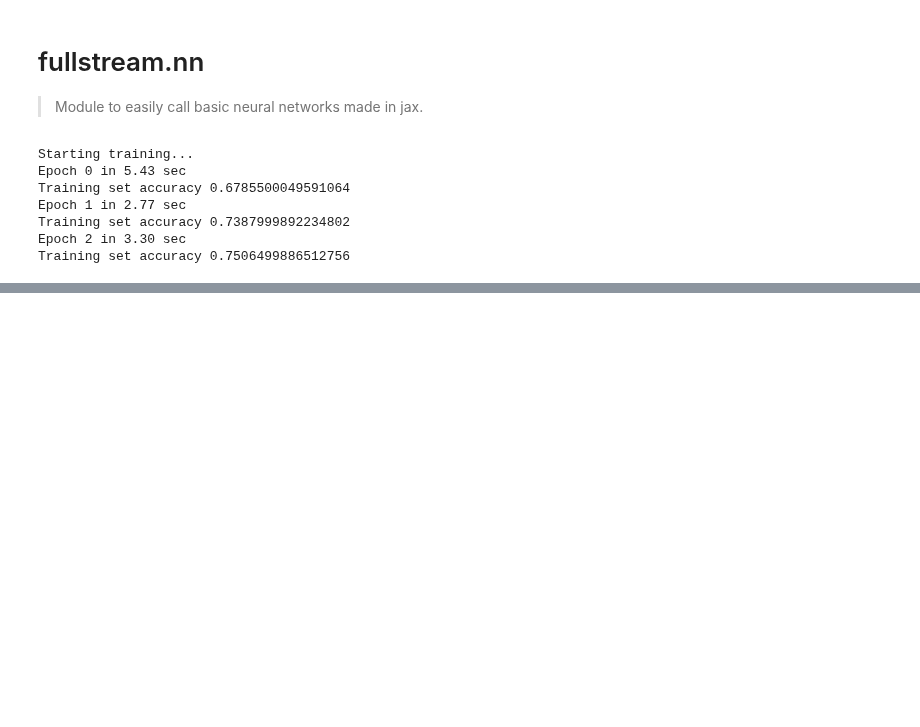
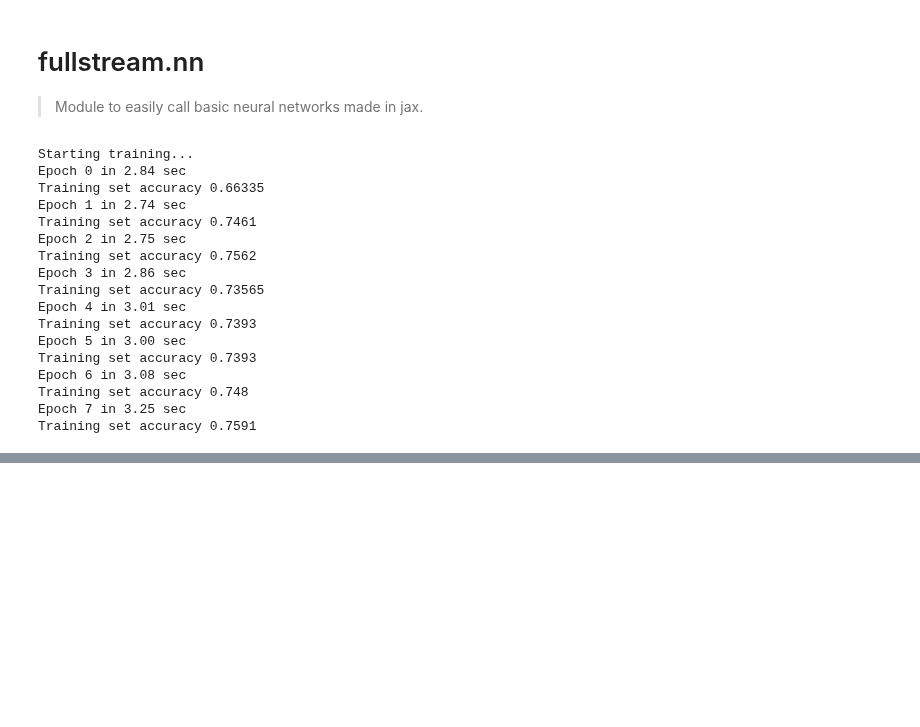
Before and after one commit to gradhep/neos, a Jupyter notebook: 00_nn.ipynb, the cells around one changed output, grey strips where cells are left out. Cells and saved outputs as stored; diff of their text form; code cells hidden in the pictures; blank space fills up the shorter version.

```diff
--- a/00_nn.ipynb
+++ b/00_nn.ipynb
@@ -155,13 +171,27 @@ class simple_classifier:
         return multivariate_normal(rng, np.asarray([2+self.dist,5]), np.asarray([[1,0],[0,1]]),shape=(1,nev))[0]
 # %%
 x = simple_classifier()
-# %%
-x.train()
-# %% [output]
-Starting training...
-Epoch 0 in 5.43 sec
-Training set accuracy 0.6785500049591064
-Epoch 1 in 2.77 sec
-Training set accuracy 0.7387999892234802
-Epoch 2 in 3.30 sec
-Training set accuracy 0.7506499886512756
+# %%
+animation = x.train(num_epochs=8)
+
+animation.save('animation2.mp4')
+from IPython.display import HTML
+HTML(animation.to_html5_video())
+# %% [output]
+Starting training...
+Epoch 0 in 2.84 sec
+Training set accuracy 0.66335
+Epoch 1 in 2.74 sec
+Training set accuracy 0.7461
+Epoch 2 in 2.75 sec
+Training set accuracy 0.7562
+Epoch 3 in 2.86 sec
+Training set accuracy 0.73565
+Epoch 4 in 3.01 sec
+Training set accuracy 0.7393
+Epoch 5 in 3.00 sec
+Training set accuracy 0.7393
+Epoch 6 in 3.08 sec
+Training set accuracy 0.748
+Epoch 7 in 3.25 sec
+Training set accuracy 0.7591
@@ -168,3 +199,4 @@ Training set accuracy 0.7506499886512756
+[figure, added]
 # %%
 x.plot_train_data()
 # %% [output]
```
Also changed, not shown: parts of 9 cells of this notebook, 11 other files.
